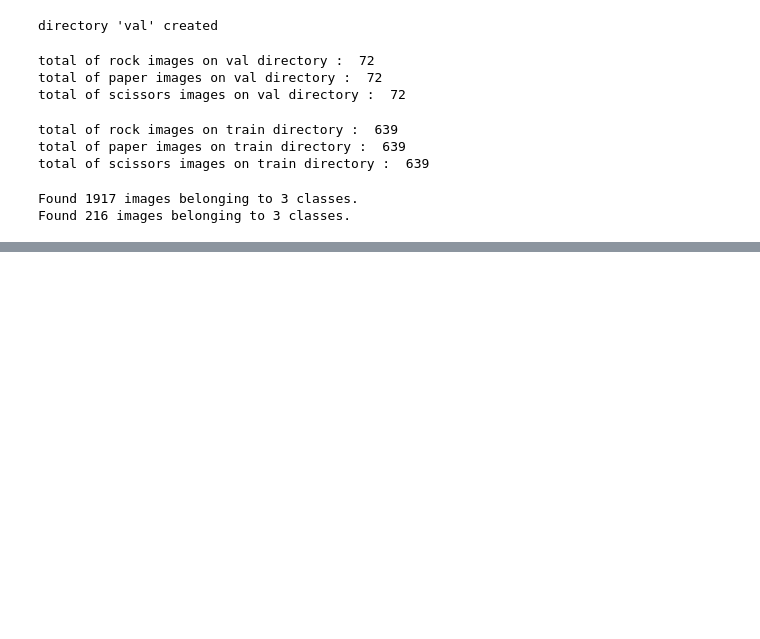
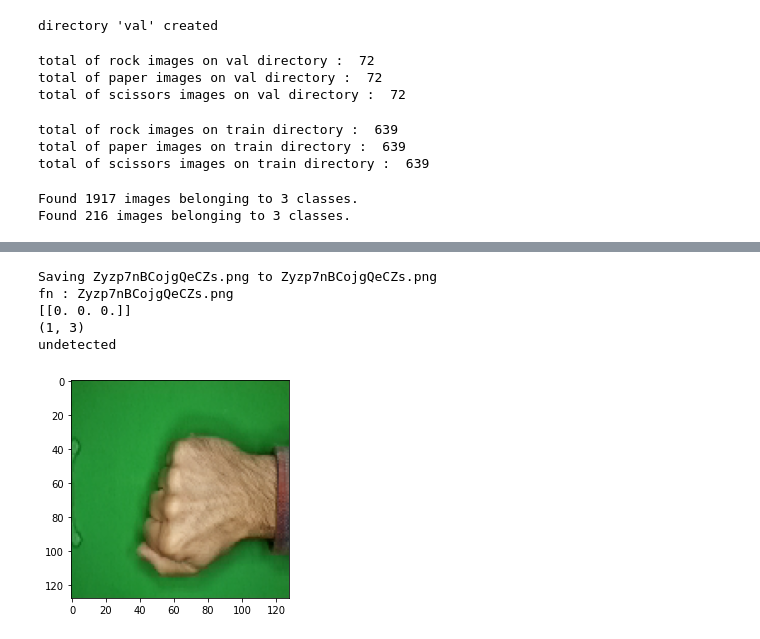
Before and after one commit to bayysp/rockpaperscissor_classification, a Jupyter notebook: cnn_ml_submission.ipynb, the cells around one changed output, grey strips where cells are left out. Saved outputs shown, nothing was run; the diff lists cells and outputs as text; code cells hidden in the pictures; blank space fills up the shorter version.

Commit message:
make a prediction, but still not work well

```diff
--- a/cnn_ml_submission.ipynb
+++ b/cnn_ml_submission.ipynb
@@ -308,0 +320,37 @@ plt.show()
+# %%
+#MAKE A PREDICTION
+
+import numpy as np
+from google.colab import files
+from keras.preprocessing import image
+import matplotlib.image as mpimg
+%matplotlib inline
+
+uploaded = files.upload()
+
+for fn in uploaded.keys():
+
+  # predicting images
+  paths = fn
+  img = image.load_img(paths, target_size=(128,128))
+  imgplot = plt.imshow(img)
+  x = image.img_to_array(img)
+  x = np.expand_dims(x, axis=0)
+
+  images = np.vstack([x])
+  classes = classifier.predict(images, batch_size=10)
+
+  print("fn : "+fn)
+  print(classes)
+
+  print(classes.shape)
+
+  if classes[0][0] == 1.0:
+    print("Predict : Paper")
+  elif classes[0][1] == 1.0:
+    print("Predict : Rock")
+  elif classes[0][2] == 1.0:
+    print("Predict : Scissor")
+  else :
+    print("undetected")
+# %% [output]
@@ -308,0 +358,6 @@ plt.show()
+Saving Zyzp7nBCojgQeCZs.png to Zyzp7nBCojgQeCZs.png
+fn : Zyzp7nBCojgQeCZs.png
+[[0. 0. 0.]]
+(1, 3)
+undetected
+[figure, added]
```
Also changed, not shown: parts of 6 cells of this notebook.
